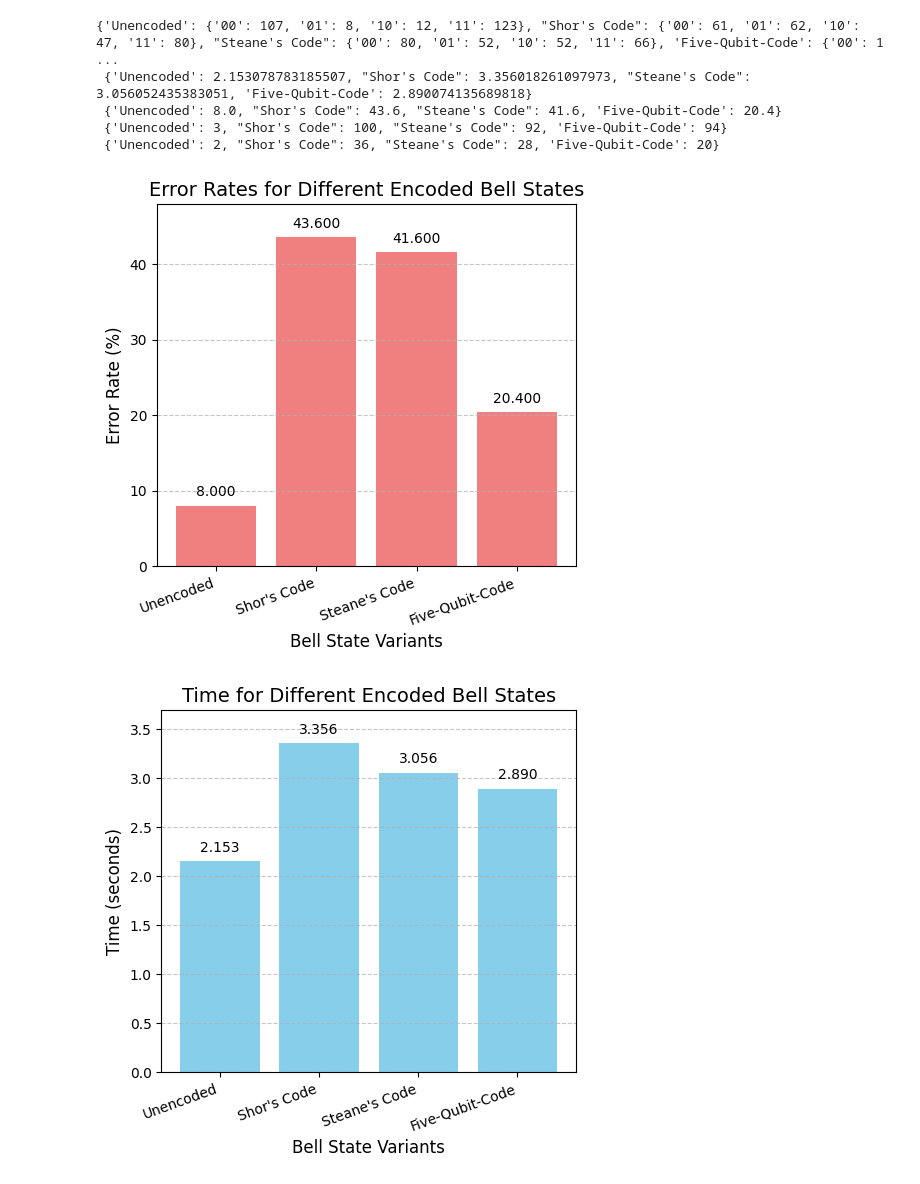
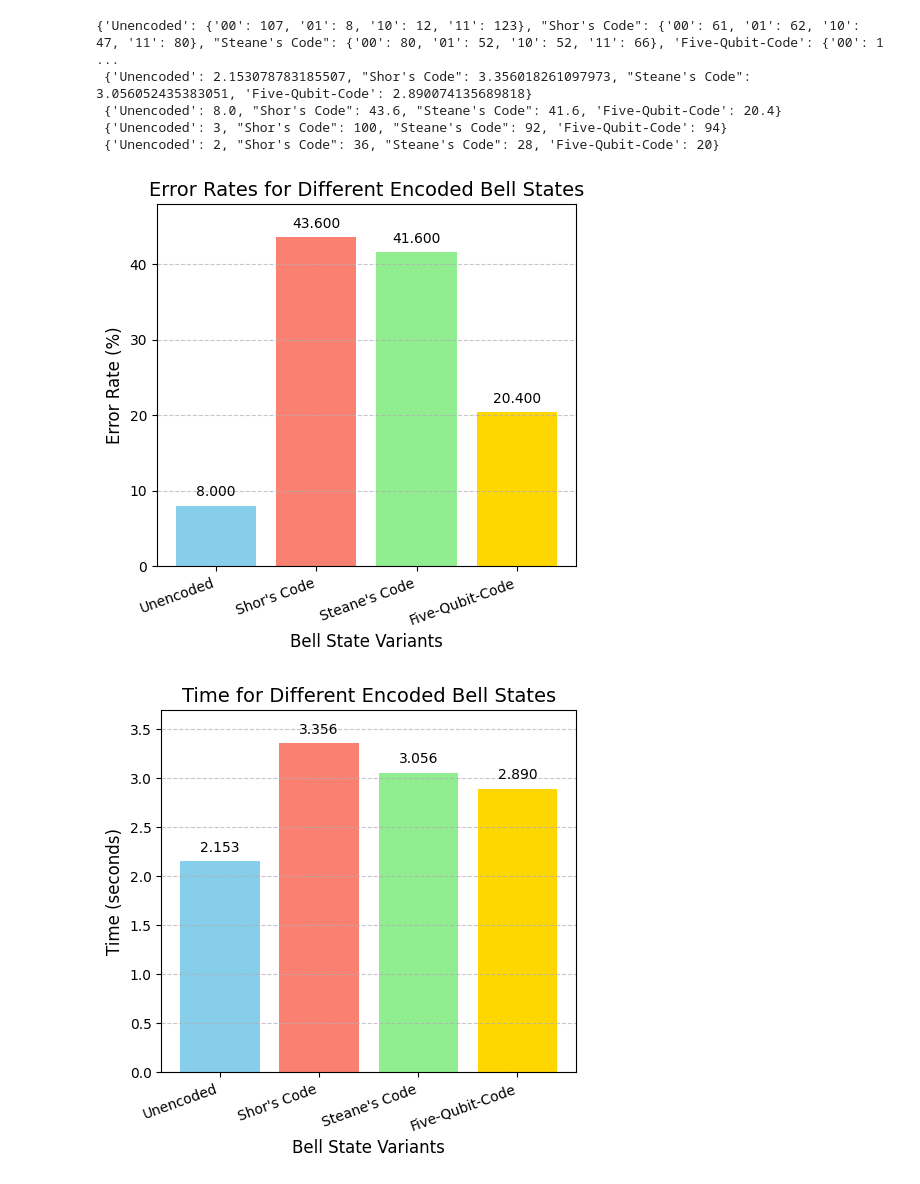
Before and after one commit to squid2010/ISEF2024-25, a Jupyter notebook: main.ipynb, the cells around one changed output. Drawn from its saved outputs; the diff is of its cells as text; code cells hidden in the pictures.

```diff
--- a/main.ipynb
+++ b/main.ipynb
@@ -376,10 +376,10 @@ _, error_values = extract_keys_values(errors)
 _, depth_values = extract_keys_values(depths)
 _, num_qubit_values = extract_keys_values(num_qubits)
 
-def plot_histogram(values, color, y_name, table_name):
+def plot_histogram(values, y_name, table_name):
     # Plot histogram for error rates
     plt.figure(figsize=(5, 5))
-    bars = plt.bar(names, values, color=color)
+    bars = plt.bar(names, values, color = ['skyblue', 'salmon', 'lightgreen', 'gold'])
     plt.ylim(0, max(values) + max(values) / 10)
     for bar in bars:
         height = bar.get_height()
@@ -402,48 +402,48 @@ def plot_histogram(values, color, y_name, table_name):
     plt.close()
 
 
-plot_histogram(error_values, 'lightcoral', 'Error Rate (%)', 'Error Rates for Different Encoded Bell States')
+plot_histogram(error_values, 'Error Rate (%)', 'Error Rates for Different Encoded Bell States')
 
-plot_histogram(times_values, 'skyblue', 'Time (seconds)', 'Time for Different Encoded Bell States')
+plot_histogram(times_values, 'Time (seconds)', 'Time for Different Encoded Bell States')
 
-plot_histogram(depth_values, 'lightgreen', 'Circuit Depth', 'Circuit Depth for Different Encoded Bell States')
+plot_histogram(depth_values, 'Circuit Depth', 'Circuit Depth for Different Encoded Bell States')
 
-plot_histogram(num_qubit_values, 'coral', 'Number of Qubits', 'Number of Qubits for Different Encoded Bell States')
+plot_histogram(num_qubit_values, 'Number of Qubits', 'Number of Qubits for Different Encoded Bell States')
 
 # Plot scatter plots
 relationships = [
-    (times_values, error_values, 'Time (seconds)', 'Error Rates (%)', 'Time vs Error Rates'),
-    (depth_values, error_values, 'Circuit Depth', 'Error Rates (%)',  'Depth vs Error Rates'),
-    (num_qubit_values, error_values, 'Number of Qubits', 'Error Rates (%)', 'Number of Qubits vs Error Rates'),
-    (depth_values, times_values, 'Circuit Depth', 'Time (seconds)', 'Depth vs Time'),
-    (num_qubit_values, times_values, 'Number of Qubits', 'Time (seconds)', 'Number of Qubits vs Time'),
-    (depth_values, num_qubit_values, 'Circuit Depth', 'Number of Qubits', 'Depth vs Number of Qubits')
+    (times_values, error_values, 'Time (seconds)', 'Error Rates (%)', 'Fig 1: Time vs Error Rates'),
+    (depth_values, error_values, 'Circuit Depth', 'Error Rates (%)',  'Fig 2: Depth vs Error Rates'),
+    (num_qubit_values, error_values, 'Number of Qubits', 'Error Rates (%)', 'Fig 3: Number of Qubits vs Error Rates'),
+    (depth_values, times_values, 'Circuit Depth', 'Time (seconds)', 'Fig 4: Depth vs Time'),
+    (num_qubit_values, times_values, 'Number of Qubits', 'Time (seconds)', 'Fig 5: Number of Qubits vs Time'),
+    (depth_values, num_qubit_values, 'Circuit Depth', 'Number of Qubits', 'Fig 6: Depth vs Number of Qubits')
 ]
 
 for x_values, y_values, xlabel, ylabel, title in relationships:
     # Perform linear regression
     slope, intercept, r_value, p_value, std_err = linregress(x_values, y_values)
     # Line of regression (y = mx + b)
     regression_line = slope * np.array(x_values) + intercept
 
     plt.figure(figsize=(6, 6))
 
     plt.scatter(x_values, y_values, color='skyblue', s=100, alpha=0.7)
     # Plot the regression line
     plt.plot(x_values, regression_line, color='lightgreen')
     for i, name in enumerate(names):
         plt.text(x_values[i], y_values[i], name, fontsize=9, ha='right')
     plt.xlabel(xlabel, fontsize=12)
     plt.ylabel(ylabel, fontsize=12)
     plt.title(title, fontsize=14, y= 1.025)
 
     plt.text(x=.5, y=1.02, s=f'(r={r_value:.2f})', ha='center', va='center', fontsize=8, transform=plt.gca().transAxes)
 
     plt.tight_layout()
     plt.grid(alpha=0.6)
     plt.savefig(f"QuantResults/{title}.png")
     plt.show()
     plt.close()
 # %% [output]
-[figure, old version]
+[figure, new version]
-[figure, old version]
+[figure, new version]
```
Also changed, not shown: parts of 1 cell of this notebook, 11 other files.
